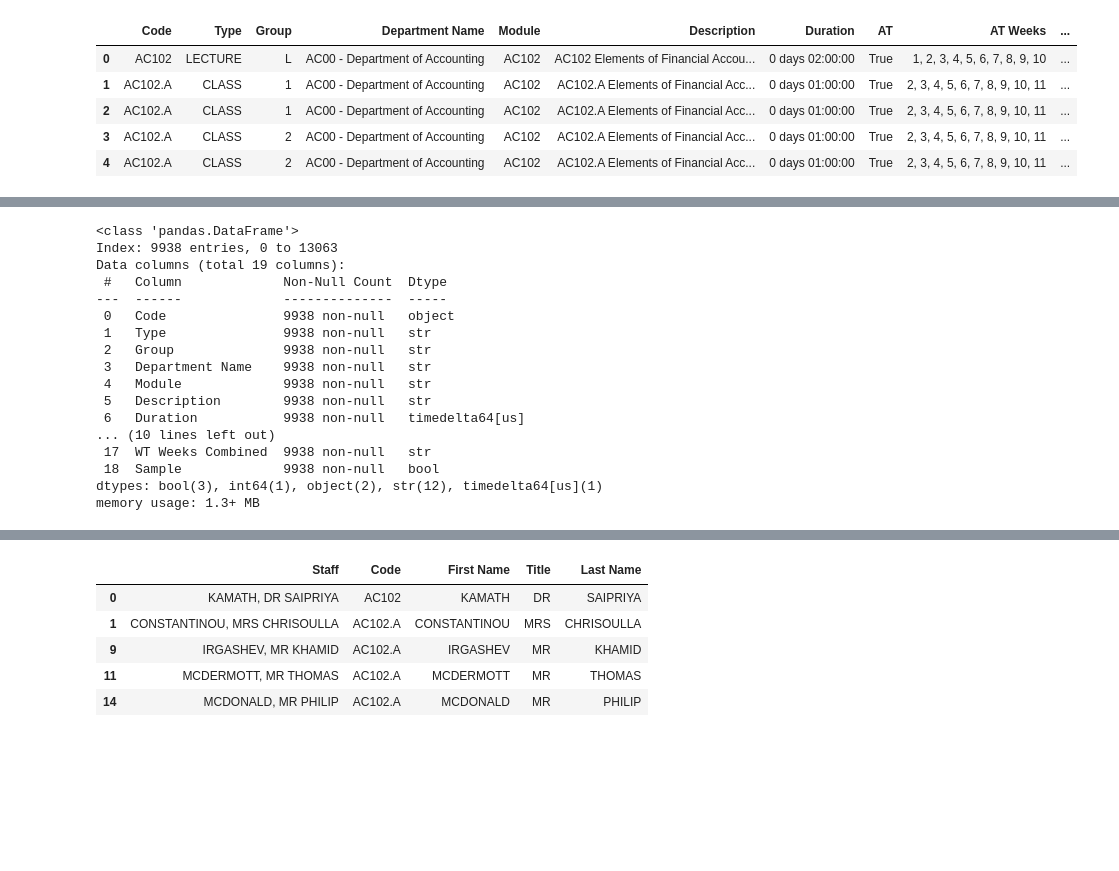
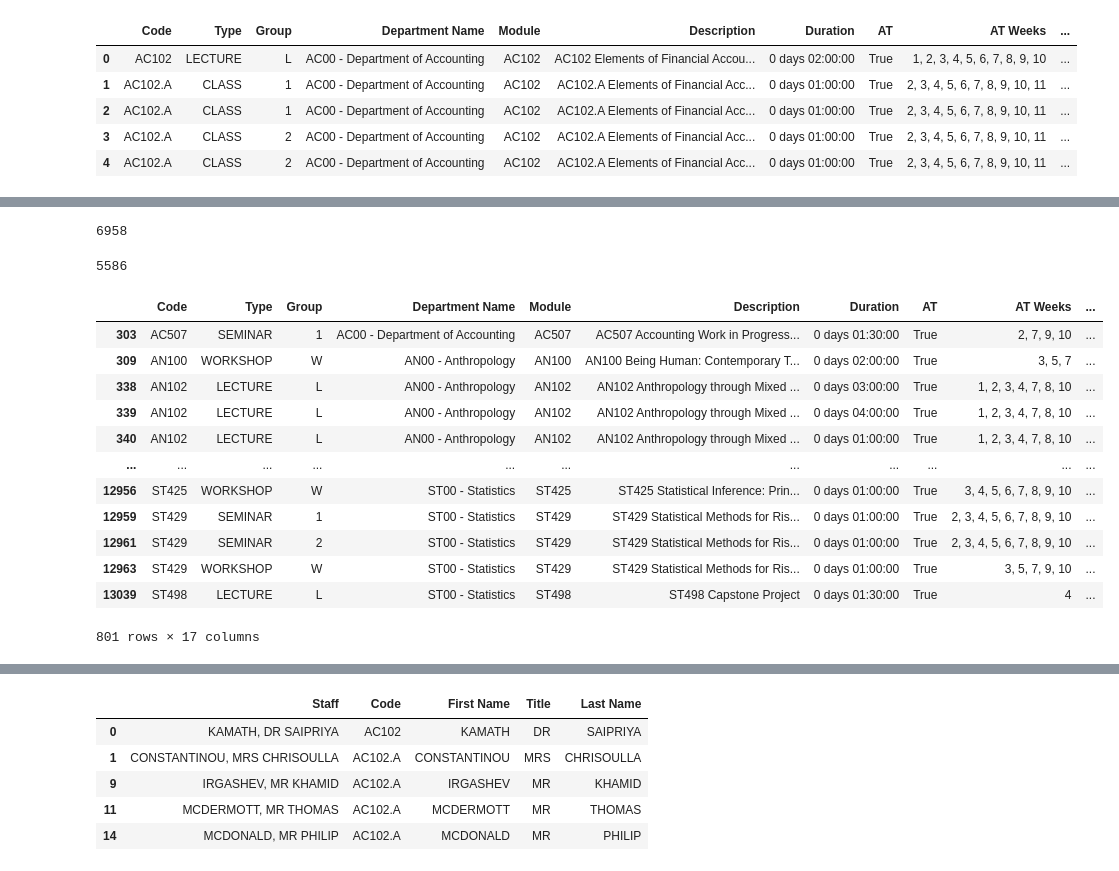
Before and after one commit to ngocminh7200/CTP-with-GNN-GA, a Jupyter notebook: DataPreProcessing.ipynb, the cells around one changed output, grey strips where cells are left out. Saved outputs shown, nothing was run; the diff lists cells and outputs as text; code cells hidden in the pictures; blank space fills up the shorter version.

```diff
--- a/DataPreProcessing.ipynb
+++ b/DataPreProcessing.ipynb
@@ -242,20 +241,24 @@ memory usage: 1.7+ MB
+# %%
+len(course_master_data[course_master_data['Sample'] == True])
+# %% [output]
+6958
 # %%
-course_master_data.drop_duplicates().info()
+test = course_master_data.drop_duplicates()
+# print(len(test[test['AT'] == True & test['Sample'] == False]))
+print(len(test[test['Sample'] == True]))
+test[(test['AT'] == True) & (test['Sample'] == False)]
 # %% [output]
-<class 'pandas.DataFrame'>
-Index: 9938 entries, 0 to 13063
-Data columns (total 19 columns):
- #   Column             Non-Null Count  Dtype
----  ------             --------------  -----
- 0   Code               9938 non-null   object
- 1   Type               9938 non-null   str
- 2   Group              9938 non-null   str
- 3   Department Name    9938 non-null   str
- 4   Module             9938 non-null   str
- 5   Description        9938 non-null   str
- 6   Duration           9938 non-null   timedelta64[us]
-... (10 lines left out)
- 17  WT Weeks Combined  9938 non-null   str
- 18  Sample             9938 non-null   bool
-dtypes: bool(3), int64(1), object(2), str(12), timedelta64[us](1)
-memory usage: 1.3+ MB
+5586
+|  | Code | Type | Group | Department Name | Module | Description | Duration | AT | AT Weeks | ... |
+| 303 | AC507 | SEMINAR | 1 | AC00 - Department of Accounting | AC507 | AC507 Accounting Work in Progress... | 0 days 01:30:00 | True | 2, 7, 9, 10 | ... |
+| 309 | AN100 | WORKSHOP | W | AN00 - Anthropology | AN100 | AN100 Being Human: Contemporary T... | 0 days 02:00:00 | True | 3, 5, 7 | ... |
+| 338 | AN102 | LECTURE | L | AN00 - Anthropology | AN102 | AN102 Anthropology through Mixed ... | 0 days 03:00:00 | True | 1, 2, 3, 4, 7, 8, 10 | ... |
+| 339 | AN102 | LECTURE | L | AN00 - Anthropology | AN102 | AN102 Anthropology through Mixed ... | 0 days 04:00:00 | True | 1, 2, 3, 4, 7, 8, 10 | ... |
+| 340 | AN102 | LECTURE | L | AN00 - Anthropology | AN102 | AN102 Anthropology through Mixed ... | 0 days 01:00:00 | True | 1, 2, 3, 4, 7, 8, 10 | ... |
+| ... | ... | ... | ... | ... | ... | ... | ... | ... | ... | ... |
+| 12956 | ST425 | WORKSHOP | W | ST00 - Statistics | ST425 | ST425 Statistical Inference: Prin... | 0 days 01:00:00 | True | 3, 4, 5, 6, 7, 8, 9, 10 | ... |
+| 12959 | ST429 | SEMINAR | 1 | ST00 - Statistics | ST429 | ST429 Statistical Methods for Ris... | 0 days 01:00:00 | True | 2, 3, 4, 5, 6, 7, 8, 9, 10 | ... |
+| 12961 | ST429 | SEMINAR | 2 | ST00 - Statistics | ST429 | ST429 Statistical Methods for Ris... | 0 days 01:00:00 | True | 2, 3, 4, 5, 6, 7, 8, 9, 10 | ... |
+| 12963 | ST429 | WORKSHOP | W | ST00 - Statistics | ST429 | ST429 Statistical Methods for Ris... | 0 days 01:00:00 | True | 3, 5, 7, 9, 10 | ... |
+| 13039 | ST498 | LECTURE | L | ST00 - Statistics | ST498 | ST498 Capstone Project | 0 days 01:30:00 | True | 4 | ... |
+801 rows × 17 columns
```
Also changed, not shown: parts of 9 cells of this notebook, 7 other files.
